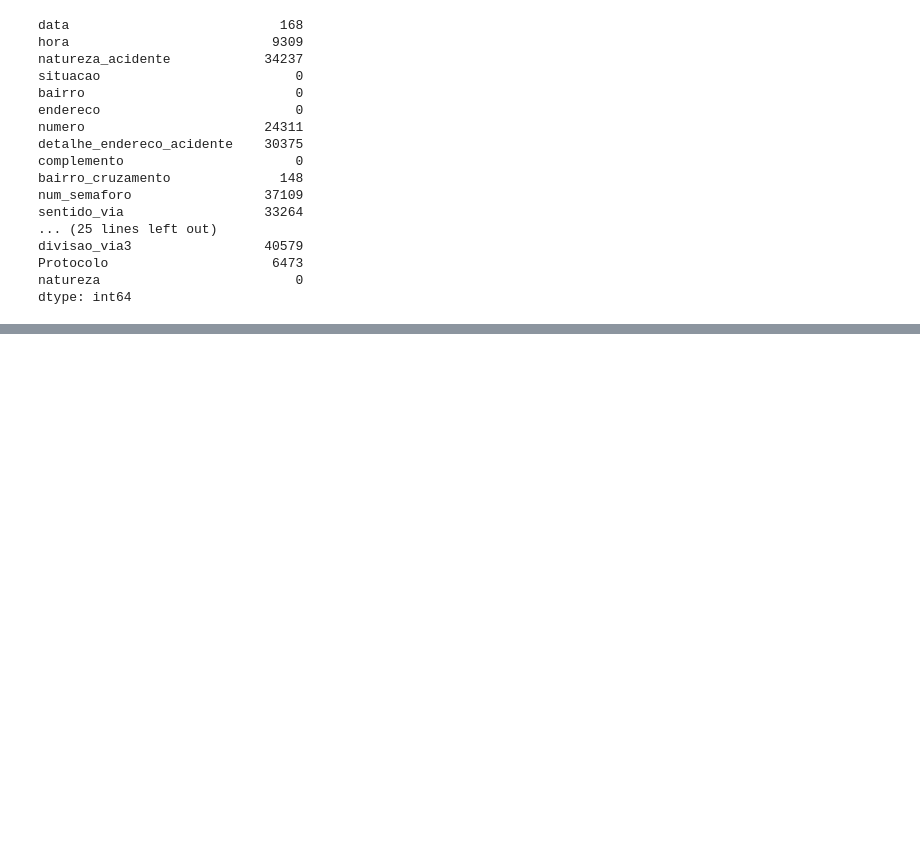
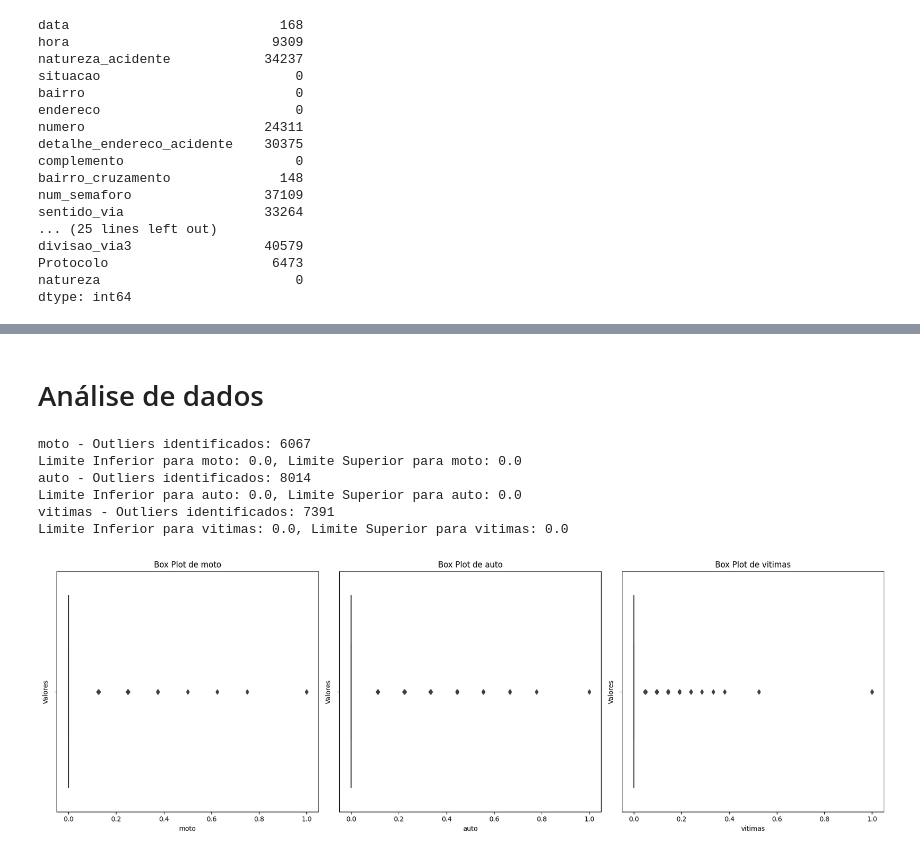
Before and after one commit to OtavioAugustoOliveira/DataScience_if697, a Jupyter notebook: 1_projeto/pre_processing.ipynb, the cells around one changed output, grey strips where cells are left out. Drawn from its saved outputs; the diff is of its cells as text; code cells hidden in the pictures; blank space fills up the shorter version.

```diff
--- a/1_projeto/pre_processing.ipynb
+++ b/1_projeto/pre_processing.ipynb
@@ -144,0 +177,10 @@ dtype: int64
+# %%
+def classificar_acidente(row):
+    if row['vitimasfatais'] > 0:
+        return 'Fatal'
+    elif row['vitimas'] > 0:
+        return 'Não fatal'
+    else:
+        return 'Sem vítimas'
+
+df_acidentes['natureza_acidente'] = df_acidentes.apply(classificar_acidente, axis=1)
@@ -145,3 +191,7 @@ dtype: int64
+# %%
+# Removendo colunas com índice de nulos maior que 30%:
+
+df_acidentes = df_acidentes.loc[:, df_acidentes.isnull().sum() / len(df_acidentes) < 0.2]
 # %%
 percentual_nulos = (df_acidentes.isnull().sum() / len(df_acidentes)) * 100
 print(percentual_nulos)
@@ -170,4 +215,0 @@ dtype: float64
-# %%
-# Removendo colunas com índice de nulos maior que 30%:
-
-df_acidentes = df_acidentes.loc[:, df_acidentes.isnull().sum() / len(df_acidentes) < 0.3]
@@ -173,0 +284,41 @@ df_acidentes = df_acidentes.loc[:, df_acidentes.isnull().sum() / len(df_acidente
+# %% [markdown]
+# Análise de dados
+# %%
+# Lista das variáveis mais importantes
+important_vars = ['moto', 'auto', 'vitimas']
+
+fig, axes = plt.subplots(nrows=1, ncols=len(important_vars), figsize=(18, 6))
+
+# Loop pelas variáveis importantes para aplicar o método de Tukey
+for i, var in enumerate(important_vars):
+    Q1 = df_acidentes[var].quantile(0.25)
+    Q3 = df_acidentes[var].quantile(0.75)
+    IQR = Q3 - Q1
+
+    # Definindo os limites para considerar outliers
+    lower_bound = Q1 - 1.5 * IQR
+    upper_bound = Q3 + 1.5 * IQR
+
+    # Identificando os outliers
+    outliers = df_acidentes[(df_acidentes[var] < lower_bound) | (df_acidentes[var] > upper_bound)]
+
+    print(f"{var} - Outliers identificados: {len(outliers)}")
+    print(f"Limite Inferior para {var}: {lower_bound}, Limite Superior para {var}: {upper_bound}")
+
+    # Plotando box plot para cada variável
+    sns.boxplot(x=df_acidentes[var], ax=axes[i])
+    axes[i].set_title(f'Box Plot de {var}')
+    axes[i].set_xlabel(f'{var}')
+    axes[i].set_ylabel('Valores')
+
+# Ajustar layout
+plt.tight_layout()
+plt.show()
+# %% [output]
+moto - Outliers identificados: 6067
+Limite Inferior para moto: 0.0, Limite Superior para moto: 0.0
+auto - Outliers identificados: 8014
+Limite Inferior para auto: 0.0, Limite Superior para auto: 0.0
+vitimas - Outliers identificados: 7391
+Limite Inferior para vitimas: 0.0, Limite Superior para vitimas: 0.0
+[figure, added]
```
Also changed, not shown: parts of 22 cells of this notebook, 2 other files.
